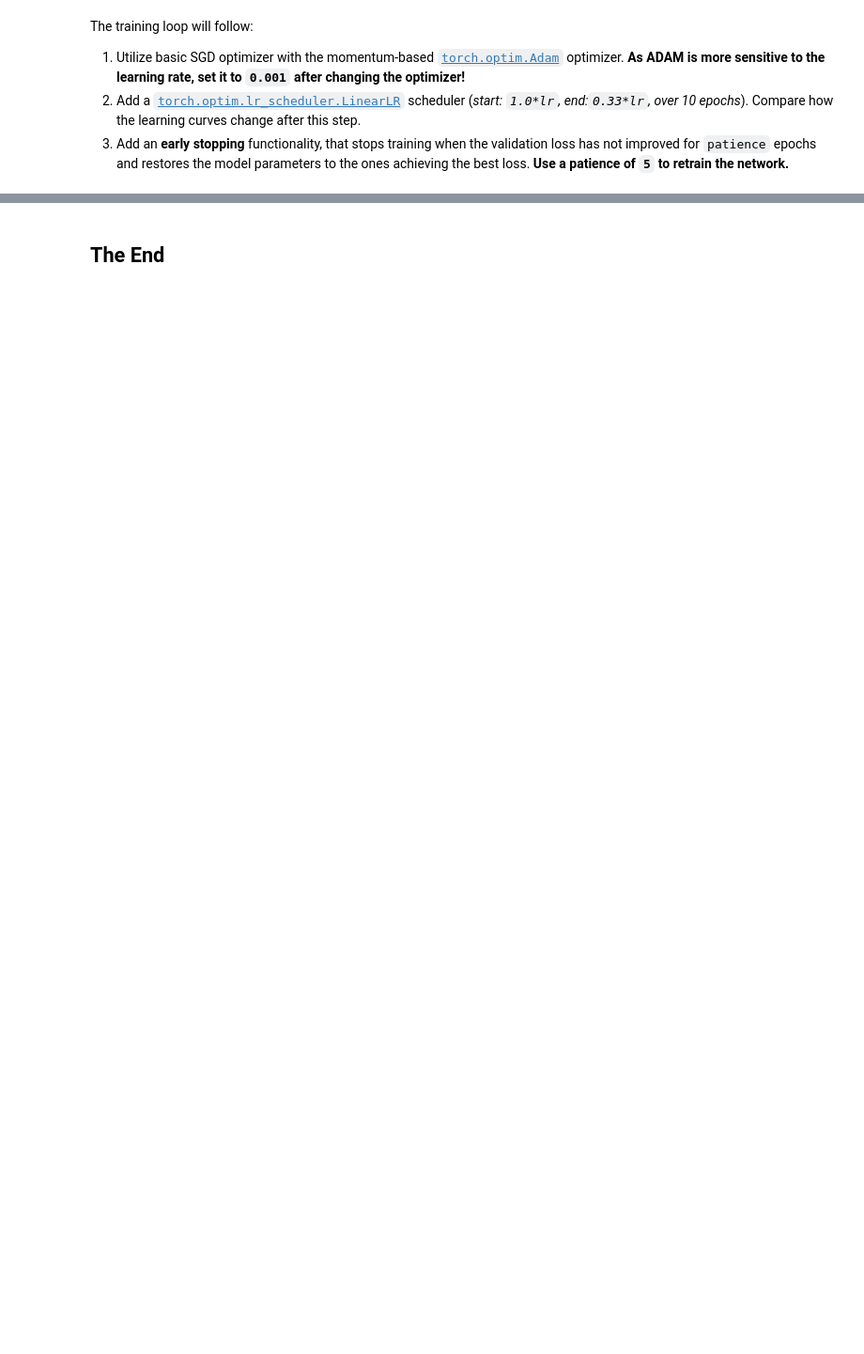
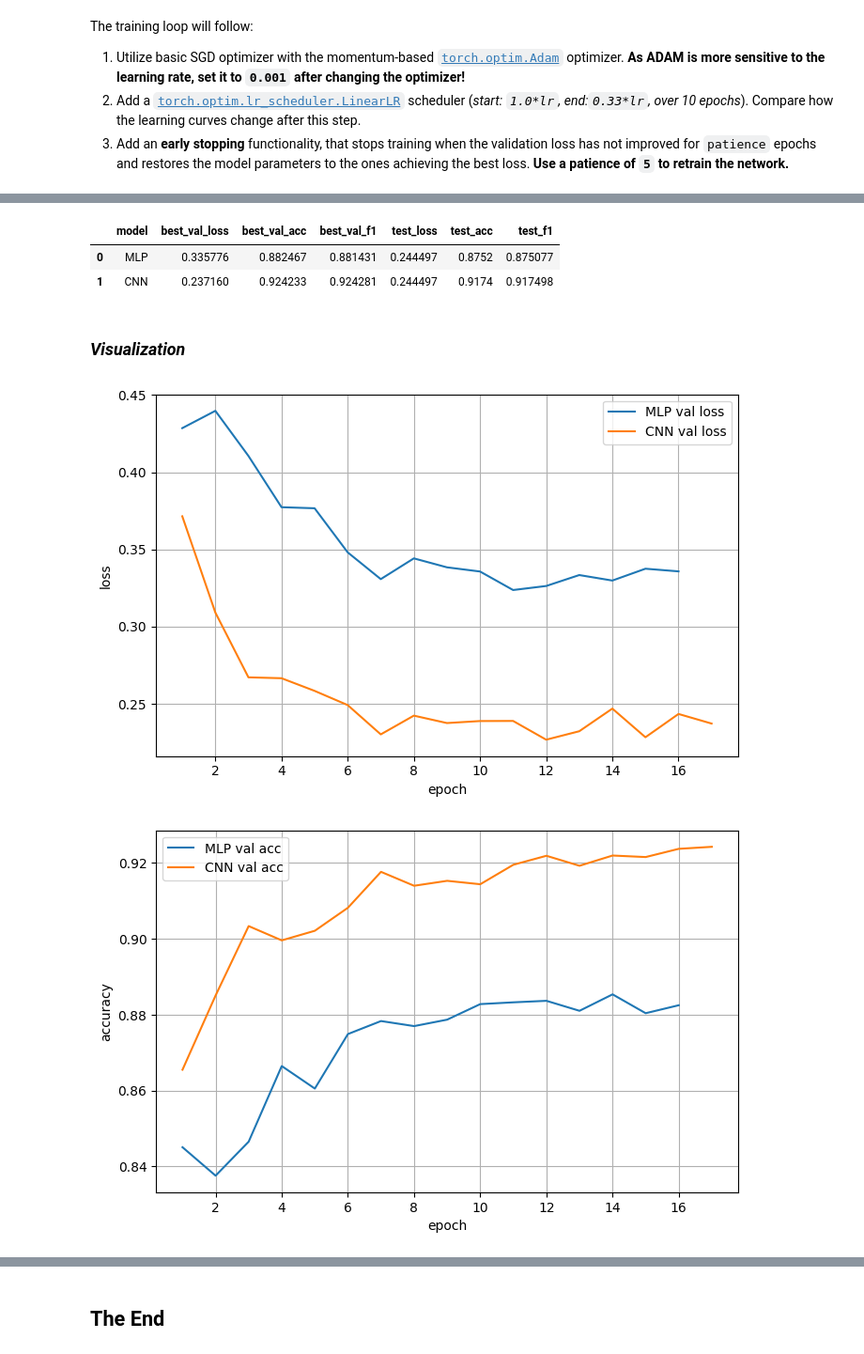
Before and after one commit to ignsagita/neuralnets-fashionmnist, a Jupyter notebook: neuralnets_fashionmnist.ipynb, the cells around one changed output, grey strips where cells are left out. Shown: that part at 94% size. Drawn from its saved outputs; the diff is of its cells as text; code cells hidden in the pictures; blank space fills up the shorter version.

```diff
--- a/neuralnets_fashionmnist.ipynb
+++ b/neuralnets_fashionmnist.ipynb
@@ -315,5 +191,5 @@ data_train.indices.shape
 # %%
-loader_train = DataLoader(data_train,             # dataset from which to the dataloader in a batch.
+loader_train = DataLoader(train_data,             # dataset from which to the dataloader in a batch.
                           batch_size=BATCH_SIZE,  # how many samples per batch to load (default: 1)
                           shuffle=True,           # set to True to have the data reshuffled at every epoch (default: False)
                           sampler=None,           # defines the strategy to draw samples from the dataset. Can be any Iterable with __len__ implemented.
@@ -323,7 +199,7 @@ loader_train = DataLoader(data_train,             # dataset from which to the da
                                                   # If False and the size of dataset is not divisible by the batch size, then the last batch will be smaller. (default: False)
 # %%
 # Validation set does not need to be repeated and shuffled since it all will be used at once - but MUST be batched.
-loader_valid = DataLoader(data_valid,
+loader_valid = DataLoader(valid_data,
                           batch_size=BATCH_SIZE,
                           shuffle=False,
                           sampler=None,
@@ -357,14 +233,11 @@ Now we are going to setup a version with the following layers:
 
 Assume that `torch.nn` is already imported as `nn`. Furthermore, `torch.nn.functional` is available as `F`.
 # %%
-import torch.nn as nn
-import torch.nn.functional as F
-
 class CustomNetwork(nn.Module):
     def __init__(self, dropout:float=.2) -> None:
         super(CustomNetwork, self).__init__()
         #continue
-        self.input_layer = nn.Linear(in_features=784, out_features=300, bias=True)
+        self.input_layer = nn.Linear(in_features=28*28, out_features=300, bias=True)
         self.dropout_1 = nn.Dropout(p=dropout)
         self.hidden_layer = nn.Linear(in_features=300, out_features=200, bias=True)
         self.dropout_2 = nn.Dropout(p=dropout)
@@ -378,7 +251,7 @@ class CustomNetwork(nn.Module):
         x = self.dropout_1(x)
         x = F.relu(self.hidden_layer(x))
         x = self.dropout_2(x)
-        return F.softmax(self.output_layer(x), dim=-1)
+        return self.output_layer(x)
 # %% [markdown]
 **Alternative but more restrictive:** `torch.nn.Sequential`
 # %%
@@ -695,0 +506,48 @@ Estimated Total Size (MB): 1.15
+# %%
+COMMON = dict(epochs=20, lr=1e-3, patience=5)  # identical for both
+
+# MLP
+mlp = CustomNetwork().to(device)
+early_stopping = EarlyStopping(patience=5)
+mlp_hist, mlp_best = fit(mlp, loader_train, loader_valid, model_name="mlp", **COMMON)
+mlp_val = mlp_hist.iloc[-1]  # last logged epoch (note: weights are best)
+mlp_test = evaluate(mlp_best, loader_test, loss_fn=nn.CrossEntropyLoss())
+
+# CNN
+cnn = SimpleCNN()
+cnn_hist, cnn_best = fit(cnn, loader_train, loader_valid, model_name="cnn", **COMMON)
+cnn_val = cnn_hist.iloc[-1]
+cnn_test = evaluate(cnn_best, loader_test, loss_fn=nn.CrossEntropyLoss())
+# %%
+# Compare in a table
+summary = pd.DataFrame([
+    {"model": "MLP",
+     "best_val_loss": mlp_val["loss_valid"], "best_val_acc": mlp_val["acc_valid"], "best_val_f1": mlp_val["f1_valid"],
+     "test_loss": cnn_test["loss"] if "loss" in mlp_test else float("nan"),  # evaluate() returns loss when loss_fn provided
+     "test_acc":  mlp_test["acc"], "test_f1": mlp_test["f1"]},
+    {"model": "CNN",
+     "best_val_loss": cnn_val["loss_valid"], "best_val_acc": cnn_val["acc_valid"], "best_val_f1": cnn_val["f1_valid"],
+     "test_loss": cnn_test["loss"], "test_acc": cnn_test["acc"], "test_f1": cnn_test["f1"]},
+])
+summary
+# %% [output]
+|  | model | best_val_loss | best_val_acc | best_val_f1 | test_loss | test_acc | test_f1 |
+| 0 | MLP | 0.335776 | 0.882467 | 0.881431 | 0.244497 | 0.8752 | 0.875077 |
+| 1 | CNN | 0.237160 | 0.924233 | 0.924281 | 0.244497 | 0.9174 | 0.917498 |
+# %% [markdown]
+### *Visualization*
+# %%
+
+
+plt.figure(figsize=(8,5))
+plt.plot(mlp_hist["epoch"], mlp_hist["loss_valid"], label="MLP val loss")
+plt.plot(cnn_hist["epoch"], cnn_hist["loss_valid"], label="CNN val loss")
+plt.xlabel("epoch"); plt.ylabel("loss"); plt.legend(); plt.grid(True); plt.show()
+
+plt.figure(figsize=(8,5))
+plt.plot(mlp_hist["epoch"], mlp_hist["acc_valid"], label="MLP val acc")
+plt.plot(cnn_hist["epoch"], cnn_hist["acc_valid"], label="CNN val acc")
+plt.xlabel("epoch"); plt.ylabel("accuracy"); plt.legend(); plt.grid(True); plt.show()
+# %% [output]
+[figure, added]
+[figure, added]
```
Also changed, not shown: parts of 66 cells of this notebook.
